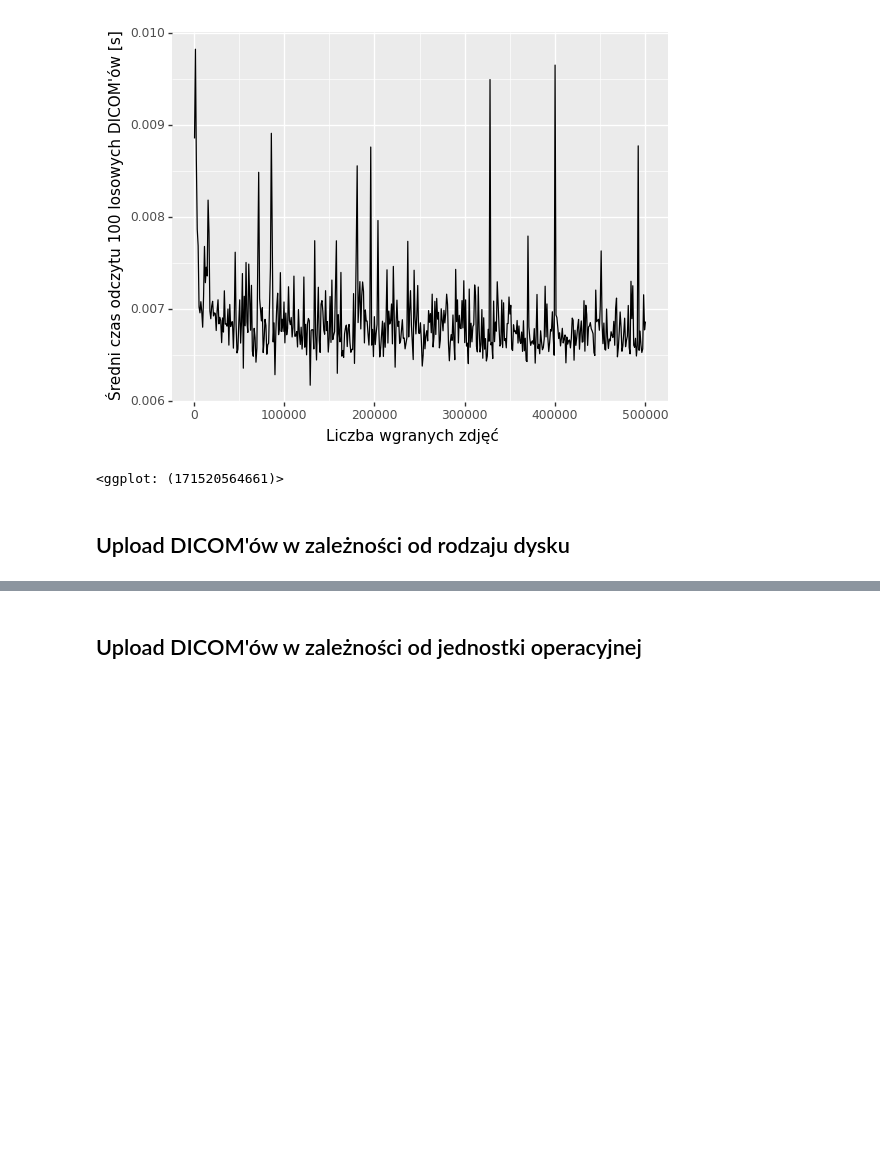
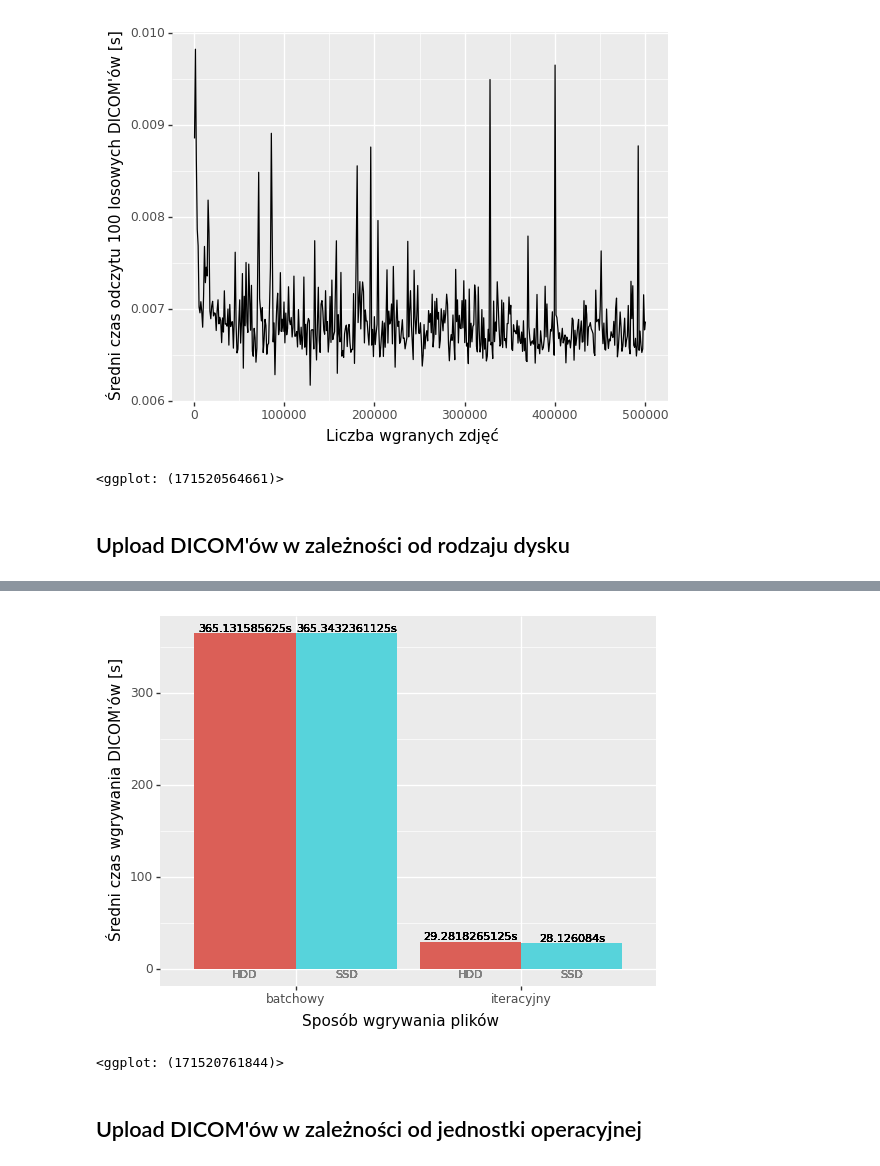
Before and after one commit to aleksanderLisiecki/PyDicom, a Jupyter notebook: data_visualising.ipynb, the cells around one changed output, grey strips where cells are left out. Drawn from its saved outputs; the diff is of its cells as text; code cells hidden in the pictures; blank space fills up the shorter version.

```diff
--- a/data_visualising.ipynb
+++ b/data_visualising.ipynb
@@ -164,3 +166,20 @@ df3.describe()
+# %%
+dodge_text = position_dodge(width=0.9)
+
+(ggplot(df3, aes(x='upload_type', y='mean_time', fill='disc_type'))
+    + geom_col(stat='identity', position='dodge', show_legend=False)
+    + geom_text(aes(y=-.5, label='disc_type'),
+             position=dodge_text,
+             color='gray', size=8, va='top')
+    + geom_text(aes(label='mean_time'),
+             position=dodge_text,
+             size=8, va='bottom', format_string='{}s')
+    + xlab('Sposób wgrywania plików')
+    + ylab('Średni czas wgrywania DICOM\'ów [s]')
+)
+# %% [output]
+[figure, added]
+<ggplot: (171520761844)>
 # %% [markdown]
 ## Upload DICOM'ów w zależności od jednostki operacyjnej
 # %%
```
Also changed, not shown: parts of 7 cells of this notebook.
